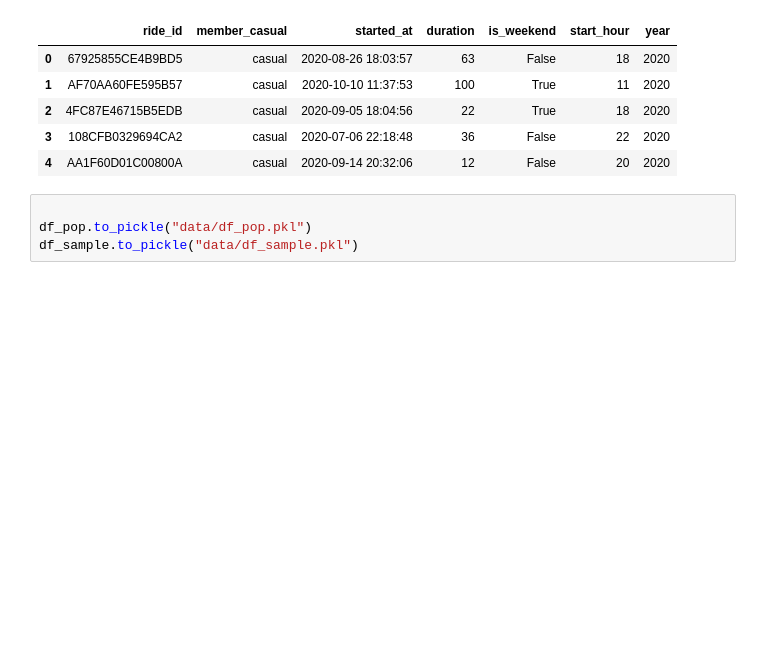
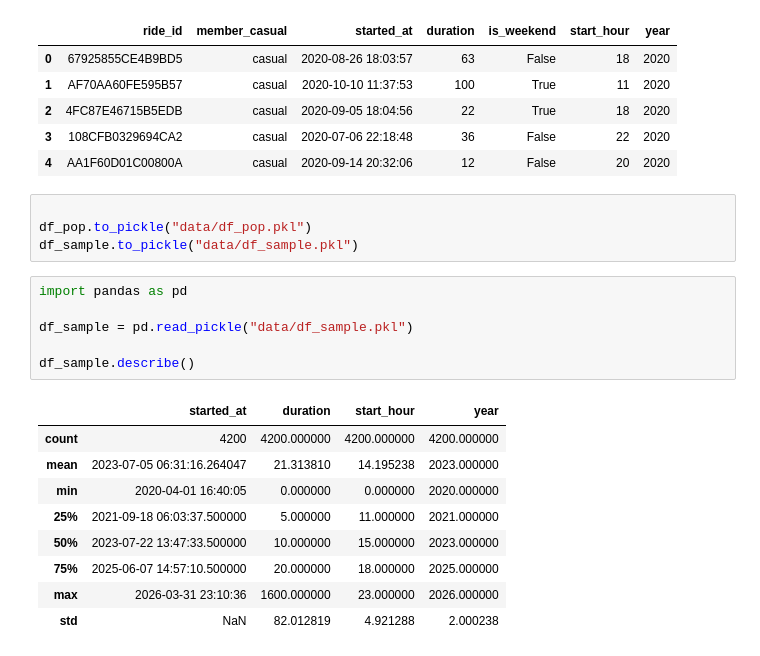
Before and after one commit to Knok98/Cyclistic-Training-Case-Study-Analysis, a Jupyter notebook: analyse.ipynb, the cells around one changed output. Saved outputs shown, nothing was run; the diff lists cells and outputs as text; blank space fills up the shorter version.

```diff
--- a/analyse.ipynb
+++ b/analyse.ipynb
@@ -360,3 +363,19 @@ df_sample.head()
 
 df_pop.to_pickle("data/df_pop.pkl")
 df_sample.to_pickle("data/df_sample.pkl")
+# %%
+import pandas as pd
+
+df_sample = pd.read_pickle("data/df_sample.pkl")
+
+df_sample.describe()
+# %% [output]
+|  | started_at | duration | start_hour | year |
+| count | 4200 | 4200.000000 | 4200.000000 | 4200.000000 |
+| mean | 2023-07-05 06:31:16.264047 | 21.313810 | 14.195238 | 2023.000000 |
+| min | 2020-04-01 16:40:05 | 0.000000 | 0.000000 | 2020.000000 |
+| 25% | 2021-09-18 06:03:37.500000 | 5.000000 | 11.000000 | 2021.000000 |
+| 50% | 2023-07-22 13:47:33.500000 | 10.000000 | 15.000000 | 2023.000000 |
+| 75% | 2025-06-07 14:57:10.500000 | 20.000000 | 18.000000 | 2025.000000 |
+| max | 2026-03-31 23:10:36 | 1600.000000 | 23.000000 | 2026.000000 |
+| std | NaN | 82.012819 | 4.921288 | 2.000238 |
```
Also changed, not shown: parts of 11 cells of this notebook.
